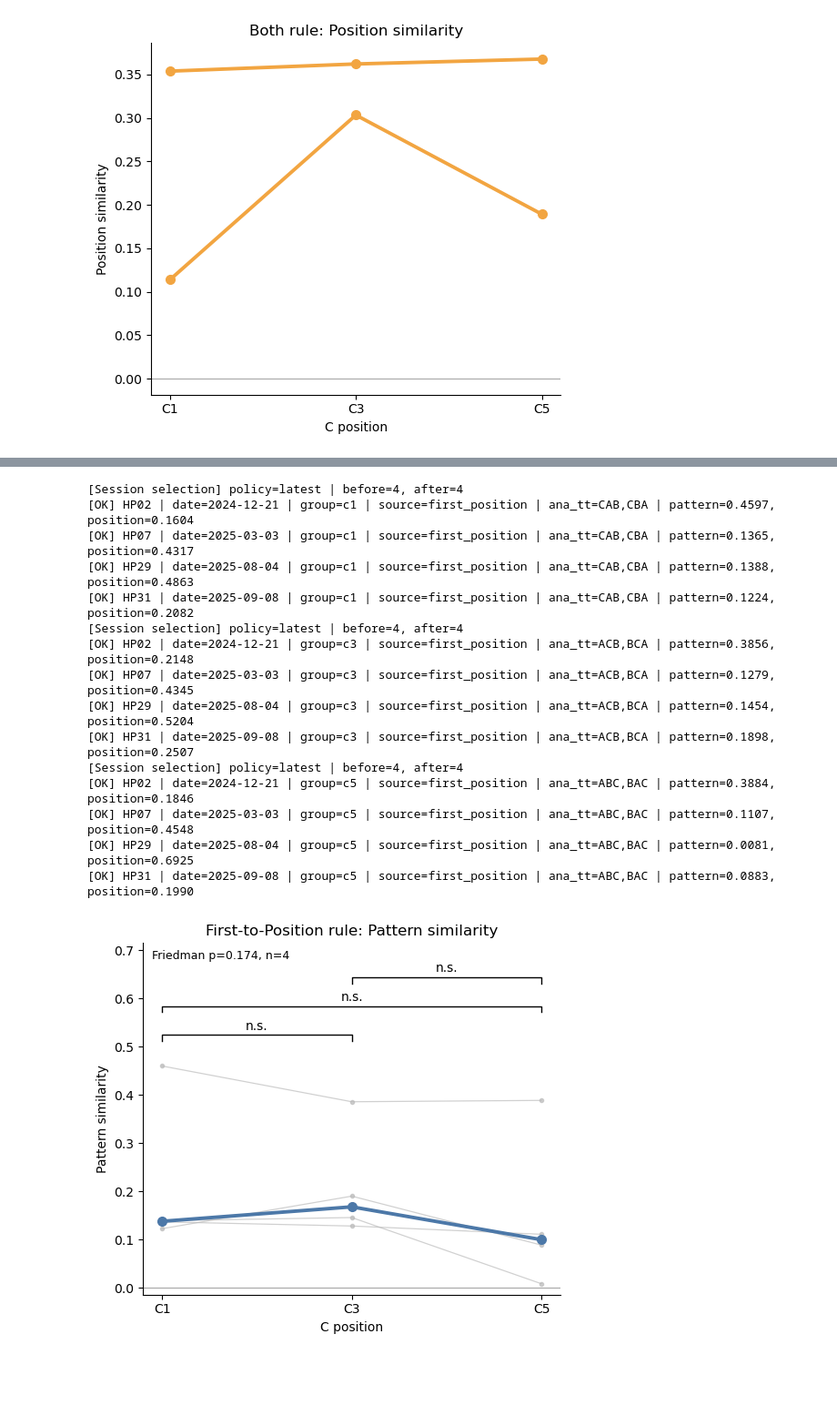
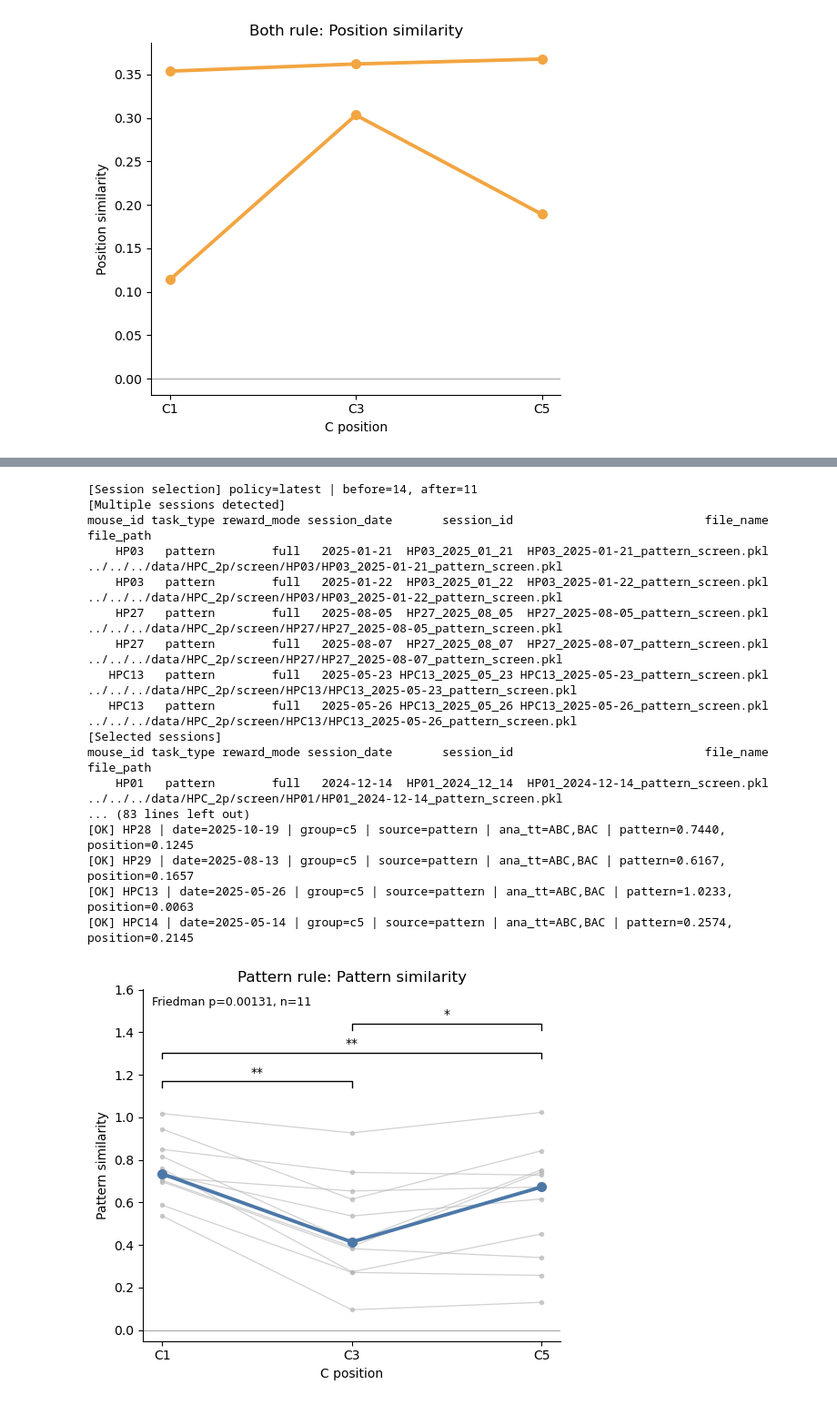
Before and after one commit to ymseq/ZhaoLab-analysis-python, a Jupyter notebook: src/HPC_2P_analysis/analysis/similarity_analysis.ipynb, the cells around one changed output, grey strips where cells are left out. Shown at 91% size. Cells and saved outputs as stored; diff of their text form; code cells hidden in the pictures; blank space fills up the shorter version.

```diff
--- a/src/HPC_2P_analysis/analysis/similarity_analysis.ipynb
+++ b/src/HPC_2P_analysis/analysis/similarity_analysis.ipynb
@@ -4061,32 +4112,34 @@ c_position_result = run_c_position_similarity(
 # %%
 c_position_result = run_c_position_similarity(
-    task_type="first_position",
+    task_type="pattern",
     reward_mode="full",
     data_root="../../../data/HPC_2p/screen/",
     ana_bt=("Correct",),
     group_average="by_trial",
-    corr_method="spearman",
+    corr_method="pearson",
     value_type="raw_beta",
     screen_mode="masked",
     session_policy="latest",
     recursive=False,
     skip_error=True,
     verbose=True,
 )
 # %% [output]
-[Session selection] policy=latest | before=4, after=4
-[OK] HP02 | date=2024-12-21 | group=c1 | source=first_position | ana_tt=CAB,CBA | pattern=0.4597, position=0.1604
-[OK] HP07 | date=2025-03-03 | group=c1 | source=first_position | ana_tt=CAB,CBA | pattern=0.1365, position=0.4317
-[OK] HP29 | date=2025-08-04 | group=c1 | source=first_position | ana_tt=CAB,CBA | pattern=0.1388, position=0.4863
-[OK] HP31 | date=2025-09-08 | group=c1 | source=first_position | ana_tt=CAB,CBA | pattern=0.1224, position=0.2082
-[Session selection] policy=latest | before=4, after=4
-[OK] HP02 | date=2024-12-21 | group=c3 | source=first_position | ana_tt=ACB,BCA | pattern=0.3856, position=0.2148
-[OK] HP07 | date=2025-03-03 | group=c3 | source=first_position | ana_tt=ACB,BCA | pattern=0.1279, position=0.4345
-[OK] HP29 | date=2025-08-04 | group=c3 | source=first_position | ana_tt=ACB,BCA | pattern=0.1454, position=0.5204
-[OK] HP31 | date=2025-09-08 | group=c3 | source=first_position | ana_tt=ACB,BCA | pattern=0.1898, position=0.2507
-[Session selection] policy=latest | before=4, after=4
-[OK] HP02 | date=2024-12-21 | group=c5 | source=first_position | ana_tt=ABC,BAC | pattern=0.3884, position=0.1846
-[OK] HP07 | date=2025-03-03 | group=c5 | source=first_position | ana_tt=ABC,BAC | pattern=0.1107, position=0.4548
-[OK] HP29 | date=2025-08-04 | group=c5 | source=first_position | ana_tt=ABC,BAC | pattern=0.0081, position=0.6925
-[OK] HP31 | date=2025-09-08 | group=c5 | source=first_position | ana_tt=ABC,BAC | pattern=0.0883, position=0.1990
+[Session selection] policy=latest | before=14, after=11
+[Multiple sessions detected]
+mouse_id task_type reward_mode session_date       session_id                           file_name                                                             file_path
+    HP03   pattern        full   2025-01-21  HP03_2025_01_21  HP03_2025-01-21_pattern_screen.pkl   ../../../data/HPC_2p/screen/HP03/HP03_2025-01-21_pattern_screen.pkl
+    HP03   pattern        full   2025-01-22  HP03_2025_01_22  HP03_2025-01-22_pattern_screen.pkl   ../../../data/HPC_2p/screen/HP03/HP03_2025-01-22_pattern_screen.pkl
+    HP27   pattern        full   2025-08-05  HP27_2025_08_05  HP27_2025-08-05_pattern_screen.pkl   ../../../data/HPC_2p/screen/HP27/HP27_2025-08-05_pattern_screen.pkl
+    HP27   pattern        full   2025-08-07  HP27_2025_08_07  HP27_2025-08-07_pattern_screen.pkl   ../../../data/HPC_2p/screen/HP27/HP27_2025-08-07_pattern_screen.pkl
+   HPC13   pattern        full   2025-05-23 HPC13_2025_05_23 HPC13_2025-05-23_pattern_screen.pkl ../../../data/HPC_2p/screen/HPC13/HPC13_2025-05-23_pattern_screen.pkl
+   HPC13   pattern        full   2025-05-26 HPC13_2025_05_26 HPC13_2025-05-26_pattern_screen.pkl ../../../data/HPC_2p/screen/HPC13/HPC13_2025-05-26_pattern_screen.pkl
+[Selected sessions]
+mouse_id task_type reward_mode session_date       session_id                           file_name                                                             file_path
+    HP01   pattern        full   2024-12-14  HP01_2024_12_14  HP01_2024-12-14_pattern_screen.pkl   ../../../data/HPC_2p/screen/HP01/HP01_2024-12-14_pattern_screen.pkl
+... (83 lines left out)
+[OK] HP28 | date=2025-10-19 | group=c5 | source=pattern | ana_tt=ABC,BAC | pattern=0.7440, position=0.1245
+[OK] HP29 | date=2025-08-13 | group=c5 | source=pattern | ana_tt=ABC,BAC | pattern=0.6167, position=0.1657
+[OK] HPC13 | date=2025-05-26 | group=c5 | source=pattern | ana_tt=ABC,BAC | pattern=1.0233, position=0.0063
+[OK] HPC14 | date=2025-05-14 | group=c5 | source=pattern | ana_tt=ABC,BAC | pattern=0.2574, position=0.2145
-[figure, old version]
+[figure, new version]
```
Also changed, not shown: parts of 7 cells of this notebook, 4 other files.
